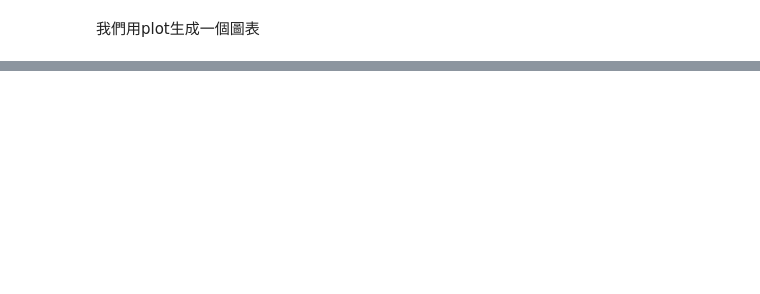
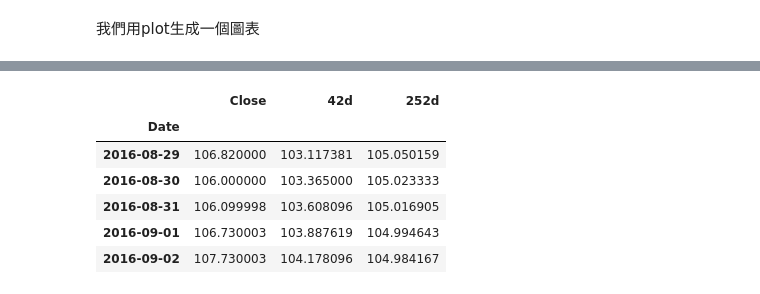
Before and after one commit to kaichiachen/financial-analysis-ipython-notebook, a Jupyter notebook: 3. time/time.ipynb, the cells around one changed output, grey strips where cells are left out. Drawn from its saved outputs; the diff is of its cells as text; code cells hidden in the pictures; blank space fills up the shorter version.

```diff
--- a/3. time/time.ipynb
+++ b/3. time/time.ipynb
@@ -462,0 +483,10 @@ AAPL['Close'].plot(figsize=(8, 5), grid=True)
+# %%
+AAPL[['Close', '42d', '252d']].tail()
+# %% [output]
+|  | Close | 42d | 252d |
+| Date |  |  |  |
+| 2016-08-29 | 106.820000 | 103.117381 | 105.050159 |
+| 2016-08-30 | 106.000000 | 103.365000 | 105.023333 |
+| 2016-08-31 | 106.099998 | 103.608096 | 105.016905 |
+| 2016-09-01 | 106.730003 | 103.887619 | 104.994643 |
+| 2016-09-02 | 107.730003 | 104.178096 | 104.984167 |
```
Also changed, not shown: parts of 37 cells of this notebook, 5 other files.
